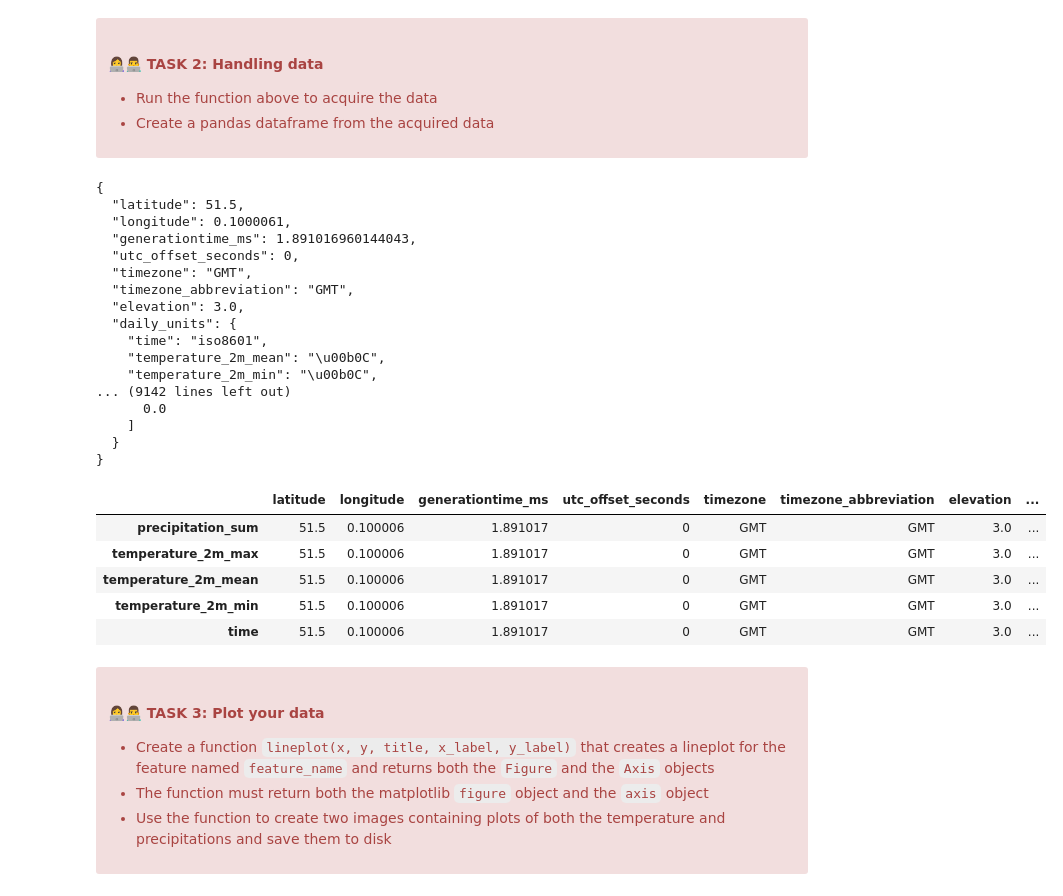
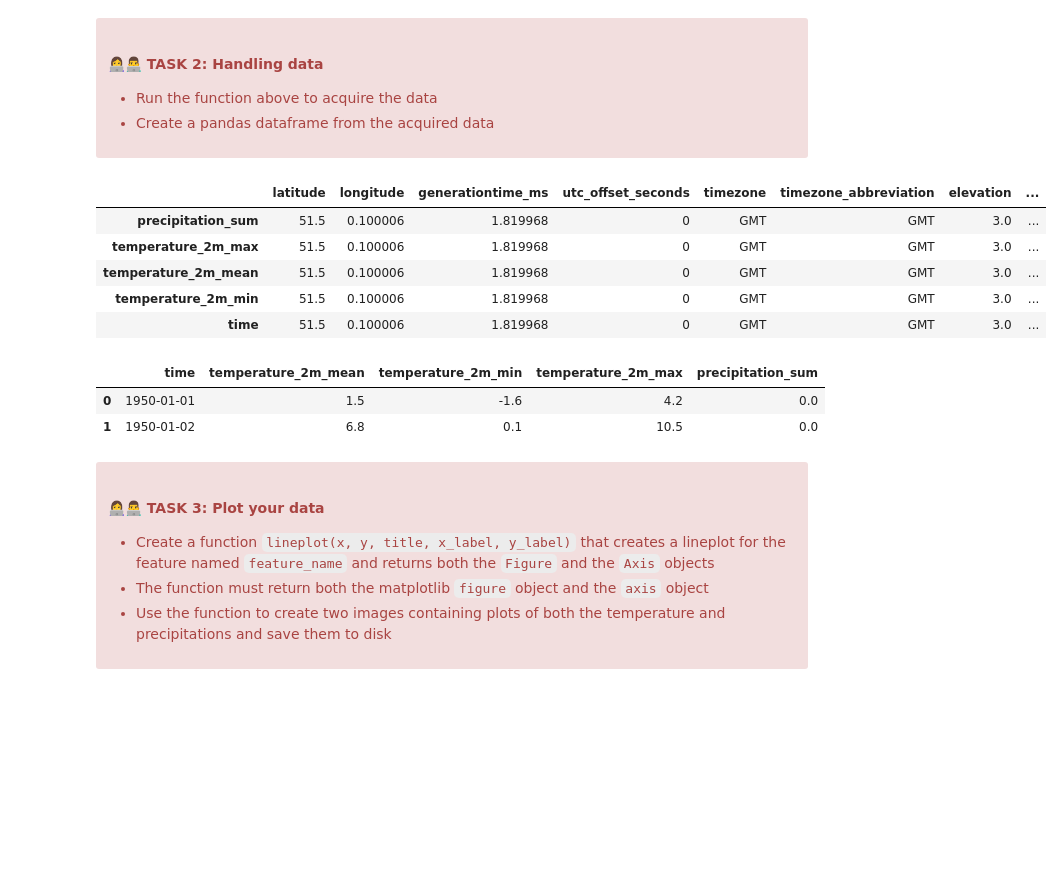
Before and after one commit to UCL-ELEC0136/3-data-processing-UCLdarianrodriguez, a Jupyter notebook: 3-data-processing.ipynb, the cells around one changed output. Cells and saved outputs as stored; diff of their text form; code cells hidden in the pictures; blank space fills up the shorter version.

```diff
--- a/3-data-processing.ipynb
+++ b/3-data-processing.ipynb
@@ -91,47 +91,36 @@ def acquire_data(latitude: float, longitude: float, start_date: str, end_date: s
 # %%
 # add your code here
 #Data to acquire
 import pandas as pd
 
 london_latitude = 51.5072
 london_longitude = 0.1276
 start_date = "1950-01-01"
 end_date = "1954-12-31"
 features = ["temperature_2m_mean","temperature_2m_min","temperature_2m_max","precipitation_sum"]
 
 
 data = acquire_data(london_latitude, london_longitude, start_date, end_date, features)
 
-print(json.dumps(data,indent=2))
+#print(json.dumps(data,indent=2))
 
 time_series = data.pop("daily")
 time_series = pd.DataFrame(time_series)
 meta_data = pd.DataFrame(data)
-meta_data.head()
+
+display(meta_data.head())
+
+display(time_series.head(2))
 # %% [output]
-{
-  "latitude": 51.5,
-  "longitude": 0.1000061,
-  "generationtime_ms": 1.891016960144043,
-  "utc_offset_seconds": 0,
-  "timezone": "GMT",
-  "timezone_abbreviation": "GMT",
-  "elevation": 3.0,
-  "daily_units": {
-    "time": "iso8601",
-    "temperature_2m_mean": "\u00b0C",
-    "temperature_2m_min": "\u00b0C",
-... (9142 lines left out)
-      0.0
-    ]
-  }
-}
 |  | latitude | longitude | generationtime_ms | utc_offset_seconds | timezone | timezone_abbreviation | elevation | ... |
-| precipitation_sum | 51.5 | 0.100006 | 1.891017 | 0 | GMT | GMT | 3.0 | ... |
-| temperature_2m_max | 51.5 | 0.100006 | 1.891017 | 0 | GMT | GMT | 3.0 | ... |
-| temperature_2m_mean | 51.5 | 0.100006 | 1.891017 | 0 | GMT | GMT | 3.0 | ... |
-| temperature_2m_min | 51.5 | 0.100006 | 1.891017 | 0 | GMT | GMT | 3.0 | ... |
-| time | 51.5 | 0.100006 | 1.891017 | 0 | GMT | GMT | 3.0 | ... |
+| precipitation_sum | 51.5 | 0.100006 | 1.819968 | 0 | GMT | GMT | 3.0 | ... |
+| temperature_2m_max | 51.5 | 0.100006 | 1.819968 | 0 | GMT | GMT | 3.0 | ... |
+| temperature_2m_mean | 51.5 | 0.100006 | 1.819968 | 0 | GMT | GMT | 3.0 | ... |
+| temperature_2m_min | 51.5 | 0.100006 | 1.819968 | 0 | GMT | GMT | 3.0 | ... |
+| time | 51.5 | 0.100006 | 1.819968 | 0 | GMT | GMT | 3.0 | ... |
+|  | time | temperature_2m_mean | temperature_2m_min | temperature_2m_max | precipitation_sum |
+| 0 | 1950-01-01 | 1.5 | -1.6 | 4.2 | 0.0 |
+| 1 | 1950-01-02 | 6.8 | 0.1 | 10.5 | 0.0 |
 # %% [markdown]
 <div class="alert alert-block alert-danger">
 <h4>👩‍💻👨‍💻 TASK 3: Plot your data</h4>
```
Also changed, not shown: parts of 13 cells of this notebook.
